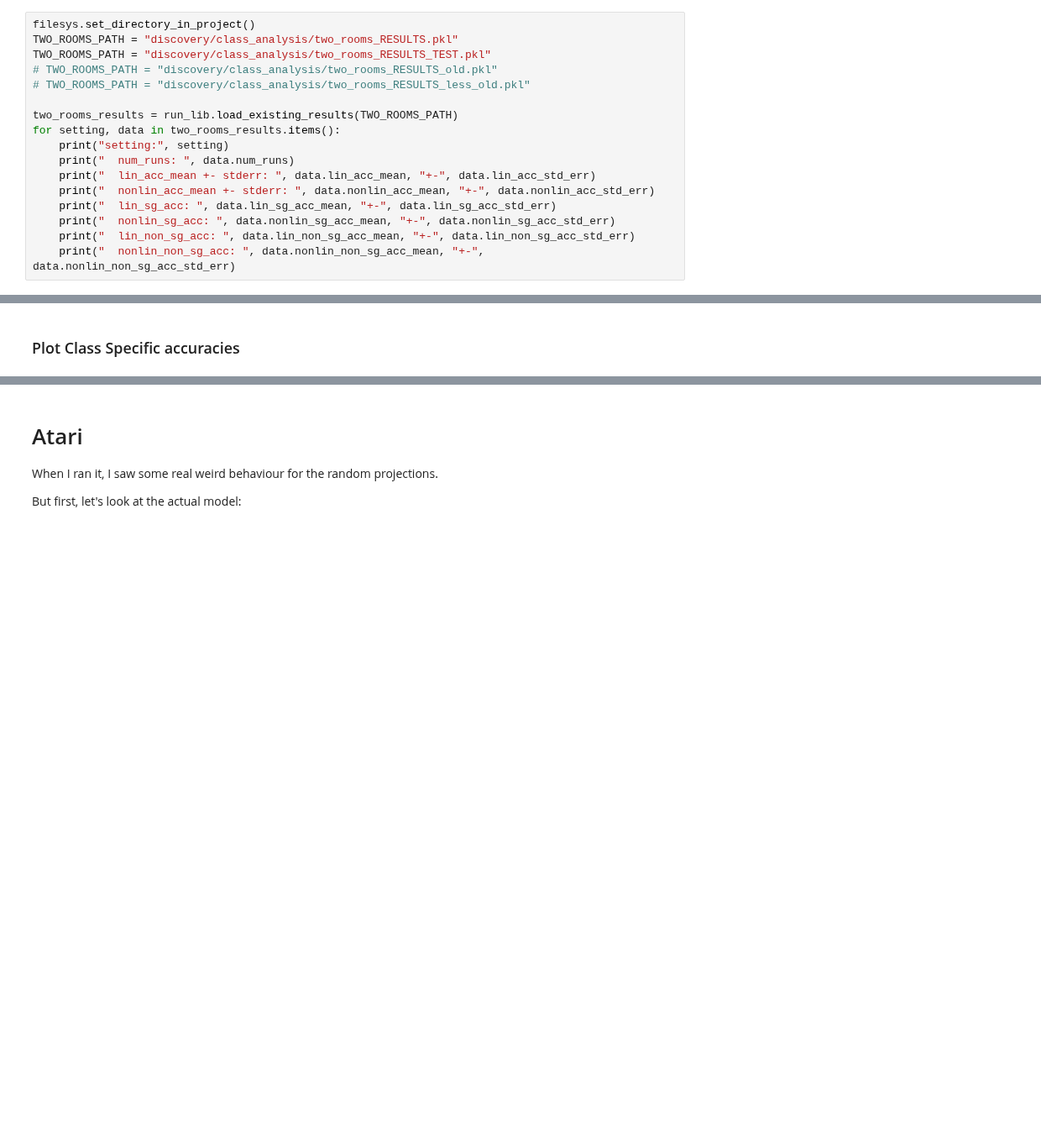
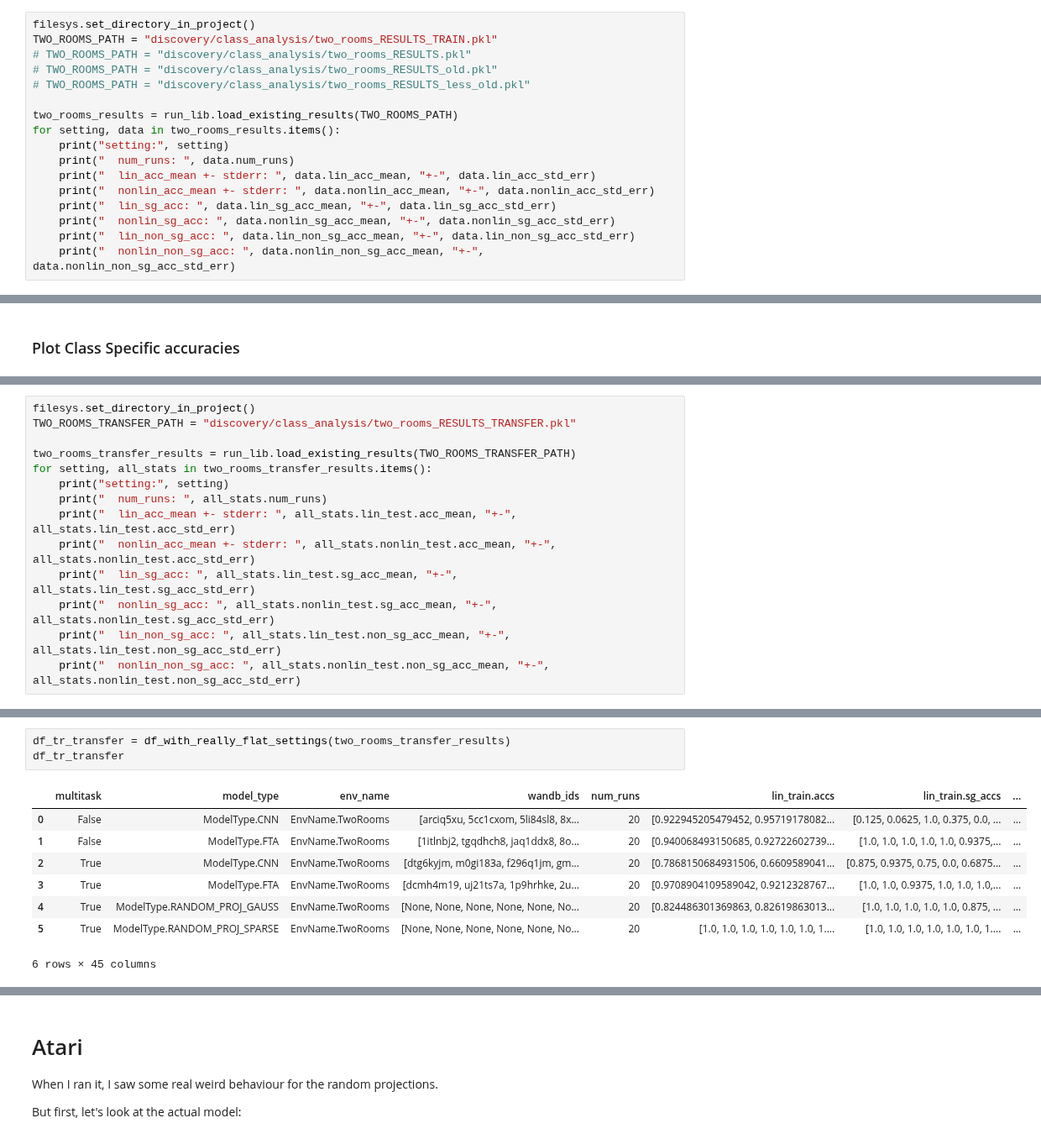
Before and after one commit to kevroi/discovery, a Jupyter notebook: discovery/class_analysis/load_results.ipynb, the cells around one changed output, grey strips where cells are left out. Shown at 84% size. Cells and saved outputs as stored; diff of their text form; blank space fills up the shorter version.

Commit message:
Minigrid transfer results.

```diff
--- a/discovery/class_analysis/load_results.ipynb
+++ b/discovery/class_analysis/load_results.ipynb
@@ -56,7 +56,7 @@ def store_df_as_csv(path_to_res_file, df):
 # %%
 filesys.set_directory_in_project()
-TWO_ROOMS_PATH = "discovery/class_analysis/two_rooms_RESULTS.pkl"
-TWO_ROOMS_PATH = "discovery/class_analysis/two_rooms_RESULTS_TEST.pkl"
+TWO_ROOMS_PATH = "discovery/class_analysis/two_rooms_RESULTS_TRAIN.pkl"
+# TWO_ROOMS_PATH = "discovery/class_analysis/two_rooms_RESULTS.pkl"
 # TWO_ROOMS_PATH = "discovery/class_analysis/two_rooms_RESULTS_old.pkl"
 # TWO_ROOMS_PATH = "discovery/class_analysis/two_rooms_RESULTS_less_old.pkl"
 
@@ -294,0 +326,14 @@ create_bar_plot(
+# %%
+filesys.set_directory_in_project()
+TWO_ROOMS_TRANSFER_PATH = "discovery/class_analysis/two_rooms_RESULTS_TRANSFER.pkl"
+
+two_rooms_transfer_results = run_lib.load_existing_results(TWO_ROOMS_TRANSFER_PATH)
+for setting, all_stats in two_rooms_transfer_results.items():
+    print("setting:", setting)
+    print("  num_runs: ", all_stats.num_runs)
+    print("  lin_acc_mean +- stderr: ", all_stats.lin_test.acc_mean, "+-", all_stats.lin_test.acc_std_err)
+    print("  nonlin_acc_mean +- stderr: ", all_stats.nonlin_test.acc_mean, "+-", all_stats.nonlin_test.acc_std_err)
+    print("  lin_sg_acc: ", all_stats.lin_test.sg_acc_mean, "+-", all_stats.lin_test.sg_acc_std_err)
+    print("  nonlin_sg_acc: ", all_stats.nonlin_test.sg_acc_mean, "+-", all_stats.nonlin_test.sg_acc_std_err)
+    print("  lin_non_sg_acc: ", all_stats.lin_test.non_sg_acc_mean, "+-", all_stats.lin_test.non_sg_acc_std_err)
+    print("  nonlin_non_sg_acc: ", all_stats.nonlin_test.non_sg_acc_mean, "+-", all_stats.nonlin_test.non_sg_acc_std_err)
@@ -294,0 +358,12 @@ create_bar_plot(
+# %%
+df_tr_transfer = df_with_really_flat_settings(two_rooms_transfer_results)
+df_tr_transfer
+# %% [output]
+|  | multitask | model_type | env_name | wandb_ids | num_runs | lin_train.accs | lin_train.sg_accs | ... |
+| 0 | False | ModelType.CNN | EnvName.TwoRooms | [arciq5xu, 5cc1cxom, 5li84sl8, 8x... | 20 | [0.922945205479452, 0.95719178082... | [0.125, 0.0625, 1.0, 0.375, 0.0, ... | ... |
+| 1 | False | ModelType.FTA | EnvName.TwoRooms | [1itlnbj2, tgqdhch8, jaq1ddx8, 8o... | 20 | [0.940068493150685, 0.92722602739... | [1.0, 1.0, 1.0, 1.0, 1.0, 0.9375,... | ... |
+| 2 | True | ModelType.CNN | EnvName.TwoRooms | [dtg6kyjm, m0gi183a, f296q1jm, gm... | 20 | [0.7868150684931506, 0.6609589041... | [0.875, 0.9375, 0.75, 0.0, 0.6875... | ... |
+| 3 | True | ModelType.FTA | EnvName.TwoRooms | [dcmh4m19, uj21ts7a, 1p9hrhke, 2u... | 20 | [0.9708904109589042, 0.9212328767... | [1.0, 1.0, 0.9375, 1.0, 1.0, 1.0,... | ... |
+| 4 | True | ModelType.RANDOM_PROJ_GAUSS | EnvName.TwoRooms | [None, None, None, None, None, No... | 20 | [0.824486301369863, 0.82619863013... | [1.0, 1.0, 1.0, 1.0, 1.0, 0.875, ... | ... |
+| 5 | True | ModelType.RANDOM_PROJ_SPARSE | EnvName.TwoRooms | [None, None, None, None, None, No... | 20 | [1.0, 1.0, 1.0, 1.0, 1.0, 1.0, 1.... | [1.0, 1.0, 1.0, 1.0, 1.0, 1.0, 1.... | ... |
+6 rows × 45 columns
```
Also changed, not shown: parts of 12 cells of this notebook, 4 other files.
